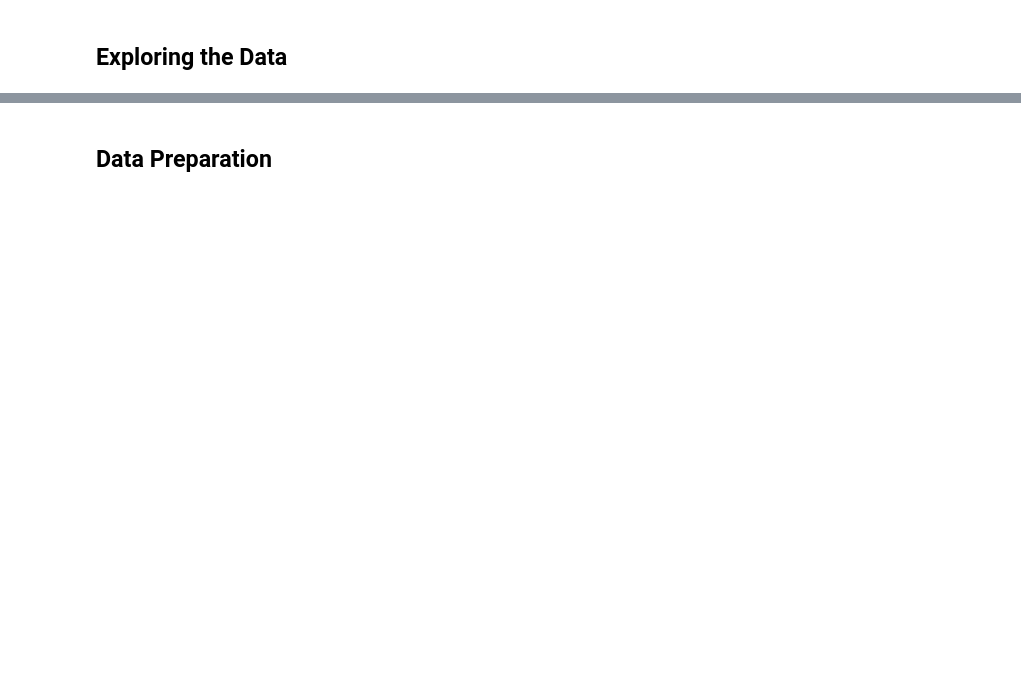
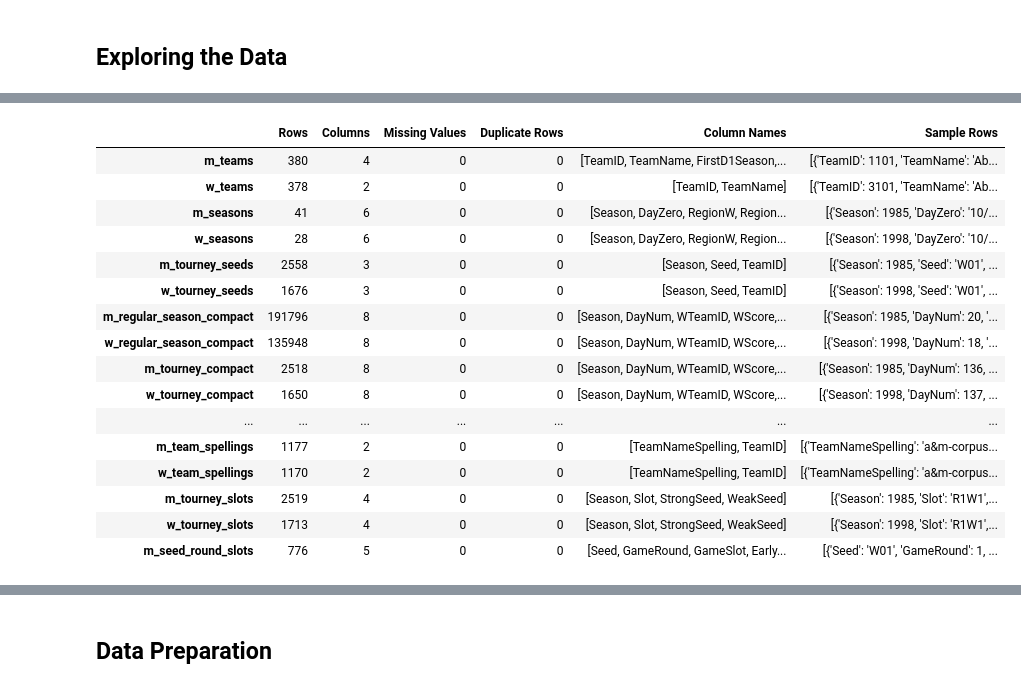
Before and after one commit to wickkan/NCAA-March-Madness, a Jupyter notebook: ncaavic-kbw.ipynb, the cells around one changed output, grey strips where cells are left out. Cells and saved outputs as stored; diff of their text form; code cells hidden in the pictures; blank space fills up the shorter version.

```diff
--- a/ncaavic-kbw.ipynb
+++ b/ncaavic-kbw.ipynb
@@ -156,33 +190,54 @@ for key, file_name in dataset_files.items():
 # %% [markdown]
 ## Exploring the Data
 # %%
-# Create summary of each dataset
-dataset_summary = {}
+###########################
+# 2. EXPLORING THE DATA   #
+###########################
 
-for name, df in dataframes.items():  # Fix: Use correct variable name `dataframes`
-    dataset_summary[name] = {
-        "Rows": df.shape[0],
-        "Columns": df.shape[1],
-        "Missing Values": df.isnull().sum().sum(),
-        "Duplicate Rows": df.duplicated().sum(),
-        "First 5 Rows": df.head().to_dict(),  # Convert to dict to avoid display issues
-        "Column Names": df.columns.tolist()
-    }
+def summarize_dataframes(df_dict, markdown_file="dataset_summary.txt"):
+    """
+    Summarize each DataFrame in the provided dictionary, including:
+    - # of rows
+    - # of columns
+    - # missing values
+    - # duplicate rows
+    - column names
+    - first 5 rows (converted to list-of-dicts to avoid display issues)
 
-# Convert summary to DataFrame
-summary_df = pd.DataFrame(dataset_summary).T
+    Saves the summary to a text (markdown) file for easy reference.
+    """
+    dataset_summary = {}
 
-# Display dataset summaries
-display(summary_df)  # Works in notebooks
+    # Build a summary for each DataFrame
+    for name, df in df_dict.items():
+        dataset_summary[name] = {
+            "Rows": df.shape[0],
+            "Columns": df.shape[1],
+            "Missing Values": int(df.isnull().sum().sum()),
+            "Duplicate Rows": int(df.duplicated().sum()),
+            "Column Names": df.columns.tolist(),
+            "Sample Rows": df.head().to_dict(orient='records')  # first 5 as list-of-dicts
+        }
 
-# Try converting to Markdown format (fallback to .to_string() if .to_markdown() is unavailable)
-try:
-    summary_md = summary_df.to_markdown()
-except ImportError:
-    summary_md = summary_df.to_string()
+    # Convert summary to a DataFrame and transpose it for readability
+    summary_df = pd.DataFrame(dataset_summary).T
 
-# Save as a text file
-with open("dataset_summary.txt", "w", encoding="utf-8") as f:
-    f.write(summary_md)
+    # Display in the notebook (if supported)
+    print("🔎 Dataset Summaries:\n")
+    display(summary_df)  # IPython display; works in most notebooks
 
-print("✅ Dataset summary saved as 'dataset_summary.txt'")
+    # Export summary as Markdown (fallback to .to_string())
+    try:
+        summary_md = summary_df.to_markdown()
+    except ImportError:
+        summary_md = summary_df.to_string()
+
+    with open(markdown_file, "w", encoding="utf-8") as f:
+        f.write(summary_md)
+
+    print(f"\n✅ Summary successfully saved to '{markdown_file}'")
+
+
+# Call the function to summarize all dataframes
+summarize_dataframes(dataframes)
+# %% [output]
@@ -188,0 +245,17 @@ print("✅ Dataset summary saved as 'dataset_summary.txt'")
+|  | Rows | Columns | Missing Values | Duplicate Rows | Column Names | Sample Rows |
+| m_teams | 380 | 4 | 0 | 0 | [TeamID, TeamName, FirstD1Season,... | [{'TeamID': 1101, 'TeamName': 'Ab... |
+| w_teams | 378 | 2 | 0 | 0 | [TeamID, TeamName] | [{'TeamID': 3101, 'TeamName': 'Ab... |
+| m_seasons | 41 | 6 | 0 | 0 | [Season, DayZero, RegionW, Region... | [{'Season': 1985, 'DayZero': '10/... |
+| w_seasons | 28 | 6 | 0 | 0 | [Season, DayZero, RegionW, Region... | [{'Season': 1998, 'DayZero': '10/... |
+| m_tourney_seeds | 2558 | 3 | 0 | 0 | [Season, Seed, TeamID] | [{'Season': 1985, 'Seed': 'W01', ... |
+| w_tourney_seeds | 1676 | 3 | 0 | 0 | [Season, Seed, TeamID] | [{'Season': 1998, 'Seed': 'W01', ... |
+| m_regular_season_compact | 191796 | 8 | 0 | 0 | [Season, DayNum, WTeamID, WScore,... | [{'Season': 1985, 'DayNum': 20, '... |
+| w_regular_season_compact | 135948 | 8 | 0 | 0 | [Season, DayNum, WTeamID, WScore,... | [{'Season': 1998, 'DayNum': 18, '... |
+| m_tourney_compact | 2518 | 8 | 0 | 0 | [Season, DayNum, WTeamID, WScore,... | [{'Season': 1985, 'DayNum': 136, ... |
+| w_tourney_compact | 1650 | 8 | 0 | 0 | [Season, DayNum, WTeamID, WScore,... | [{'Season': 1998, 'DayNum': 137, ... |
+| ... | ... | ... | ... | ... | ... | ... |
+| m_team_spellings | 1177 | 2 | 0 | 0 | [TeamNameSpelling, TeamID] | [{'TeamNameSpelling': 'a&m-corpus... |
+| w_team_spellings | 1170 | 2 | 0 | 0 | [TeamNameSpelling, TeamID] | [{'TeamNameSpelling': 'a&m-corpus... |
+| m_tourney_slots | 2519 | 4 | 0 | 0 | [Season, Slot, StrongSeed, WeakSeed] | [{'Season': 1985, 'Slot': 'R1W1',... |
+| w_tourney_slots | 1713 | 4 | 0 | 0 | [Season, Slot, StrongSeed, WeakSeed] | [{'Season': 1998, 'Slot': 'R1W1',... |
+| m_seed_round_slots | 776 | 5 | 0 | 0 | [Seed, GameRound, GameSlot, Early... | [{'Seed': 'W01', 'GameRound': 1, ... |
```
Also changed, not shown: parts of 13 cells of this notebook, 2 other files.
